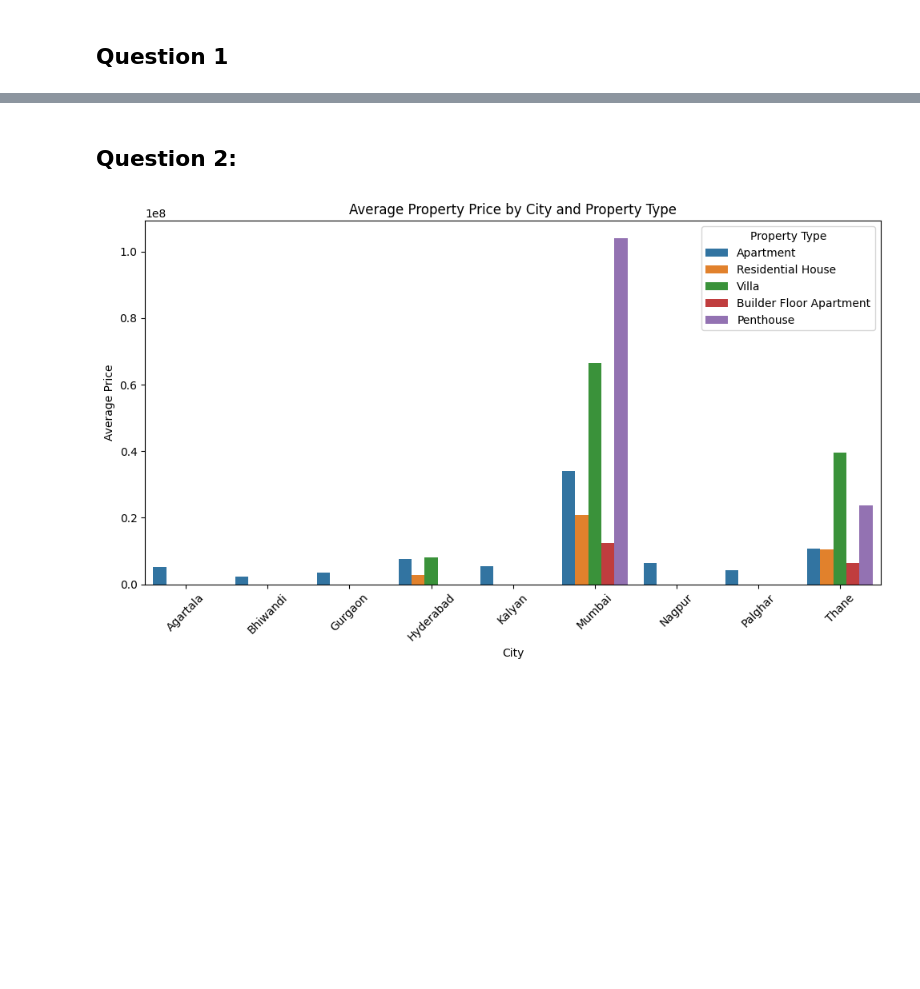
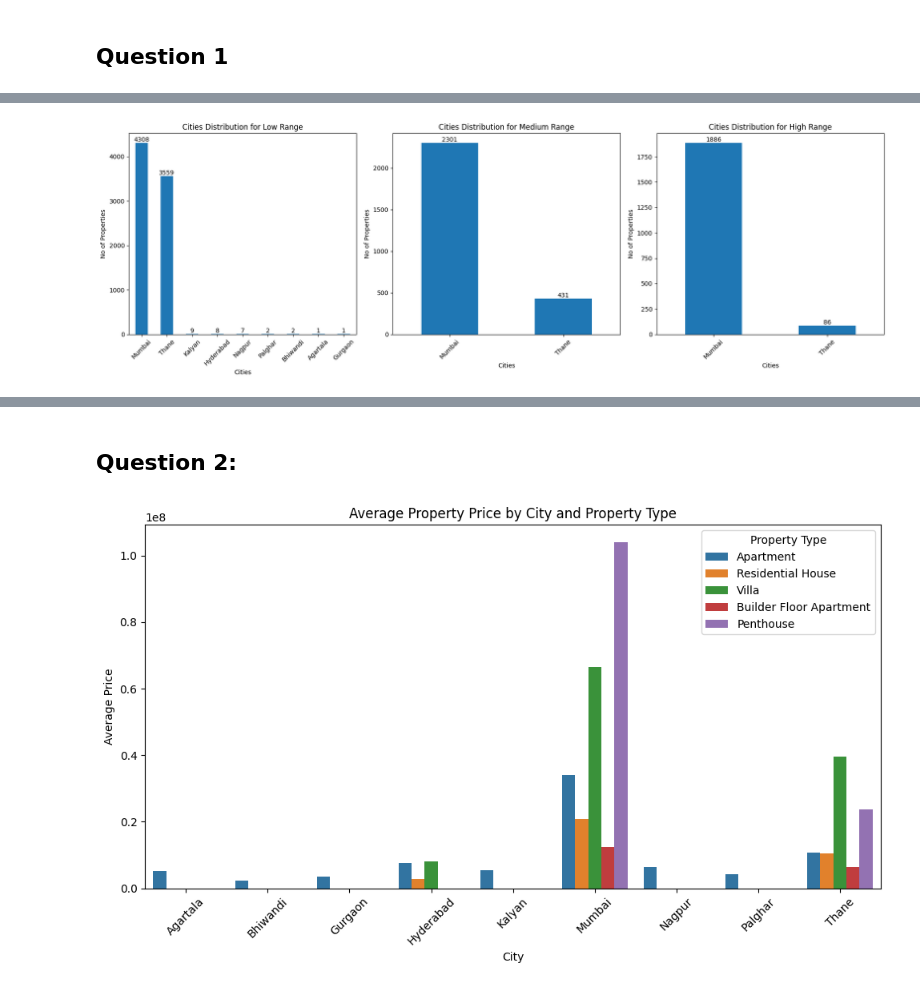
Before and after one commit to MdKhajaGhouse/DA-Assignment1, a Jupyter notebook: assignment1_41.ipynb, the cells around one changed output, grey strips where cells are left out. Cells and saved outputs as stored; diff of their text form; code cells hidden in the pictures; blank space fills up the shorter version.

```diff
--- a/assignment1_41.ipynb
+++ b/assignment1_41.ipynb
@@ -35,0 +65,24 @@ plt.show()
+# %%
+def plot_bar_chart_for_range(ax, df, category):
+    category_df = df[df['Price Range'] == category]
+    category_counts = category_df['City'].value_counts()
+
+    category_counts.plot(kind='bar', ax=ax)
+    for i, count in enumerate(category_counts):
+        ax.text(i, count + 0.1, str(count), ha='center', va='bottom', fontsize=10)
+
+    ax.set_title(f'Cities Distribution for {category} Range')
+    ax.set_xlabel('Cities')
+    ax.set_ylabel('No of Properties')
+    ax.set_xticks(range(len(category_counts)))
+    ax.set_xticklabels(category_counts.index, rotation=45)
+
+fig, axs = plt.subplots(1, 3, figsize=(18, 6))
+
+for i, category in enumerate(['Low', 'Medium', 'High']):
+    plot_bar_chart_for_range(axs[i], prop_df_cleaned, category)
+
+plt.tight_layout()
+plt.show()
+# %% [output]
+[figure, added]
```
Also changed, not shown: parts of 48 cells of this notebook.
